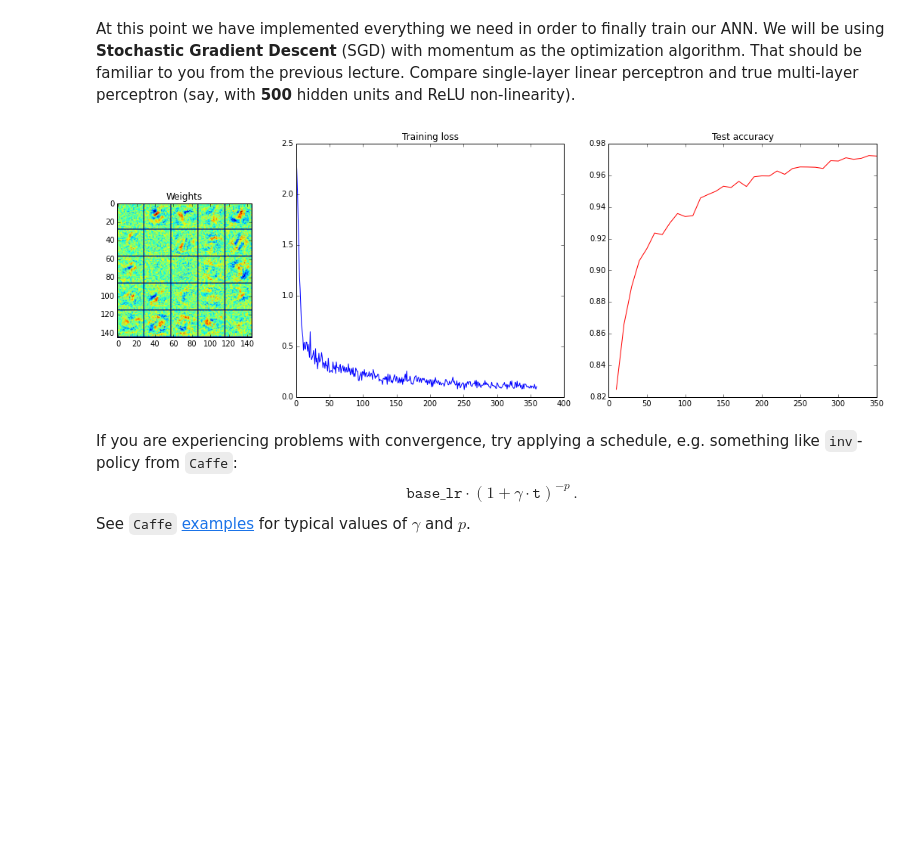
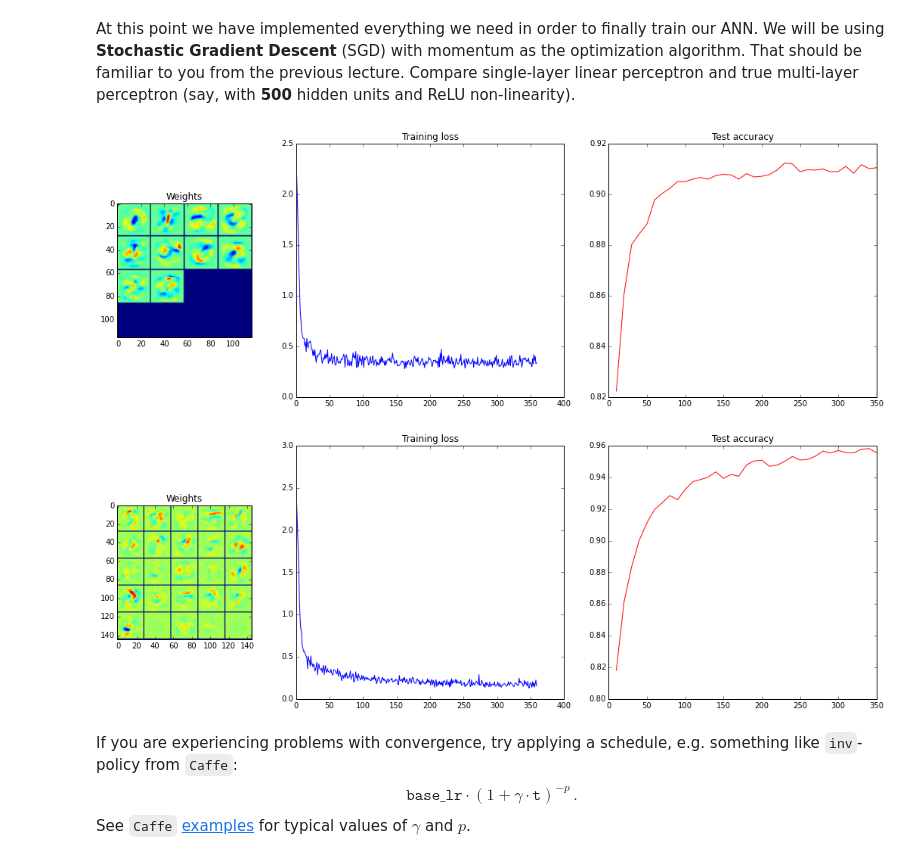
Before and after one commit to IIoTeP9HuY/dl-course, a Jupyter notebook: Seminar5/Seminar 5.ipynb, the cells around one changed output. Drawn from its saved outputs; the diff is of its cells as text; code cells hidden in the pictures; blank space fills up the shorter version.

Commit message:
[Seminar 5] Add single layer perceptron

```diff
--- a/Seminar5/Seminar 5.ipynb
+++ b/Seminar5/Seminar 5.ipynb
@@ -495,6 +495,76 @@ n_batches_per_epoch = n_samples / batch_size
 input_dim = X.shape[1]
 hidden_dim = 200
 n_classes = 10
+# %%
+# Define a sequence of layers.
+
+desc = [
+    InnerProductLayer(input_dim, n_classes, W=XavierFiller(), b=ConstantFiller(0.0)),
+    SoftmaxLossLayer()
+]
+
+model = MLP(desc, base_lr=0.15, momentum=momentum, lr_policy="inv", gamma=0.0001, power=0.75, weight_decay=weight_decay)
+
+training_loss = {
+    'ts': [],
+    'values': []
+}
+test_accuracy = {
+    'ts': [],
+    'values': []
+}
+
+indices = np.arange(n_samples)
+for t in xrange(n_epochs * n_batches_per_epoch):
+    i = t % n_batches_per_epoch
+
+    # Shuffle dataset after each epoch.
+    if i == 0:
+        np.random.shuffle(indices)
+
+    # Perform testing (using model.test)
+    if t % test_iter == 0 and t != 0:
+        test_score = model.test(X, np.int32(y))
+        test_accuracy['ts'].append(t)
+        test_accuracy['values'].append(test_score)
+
+    start = i * batch_size
+    end = (i + 1) * batch_size
+    batch_indices = indices[start : end]
+
+    batch = (X[batch_indices, :], np.int32(y[batch_indices]))
+
+    model.set_input(batch[0], batch[1])
+    model.fprop()
+    model.bprop()
+    model.apply_grad()
+
+    training_loss['ts'].append(t)
+    training_loss['values'].append(model.get_loss())
+
+    # Visualize training process.
+    display.clear_output(wait=True)
+    plt.figure(figsize=(18, 6))
+
+    gs = gridspec.GridSpec(1, 3, width_ratios=[1, 2, 2])
+
+    ax = plt.subplot(gs[0])
+    ax.set_title("Weights")
+
+    vis_square(model.layers[0].params['W']['data'].reshape((-1, 28, 28))[: 25, :, :])
+
+
+    ax = plt.subplot(gs[1])
+    ax.set_title("Training loss")
+    plt.plot(training_loss['ts'], training_loss['values'], 'b')
+
+    ax = plt.subplot(gs[2])
+    ax.set_title("Test accuracy")
+    plt.plot(test_accuracy['ts'], test_accuracy['values'], 'r')
+
+    plt.show()
+# %% [output]
+[figure, added]
 # %%
 # Define a sequence of layers.
 
@@ -566,7 +636,7 @@ for t in xrange(n_epochs * n_batches_per_epoch):
 
     plt.show()
 # %% [output]
-[figure, old version]
+[figure, new version]
 # %% [markdown]
 If you are experiencing problems with convergence, try applying a schedule, e.g. something like `inv`-policy from `Caffe`:
 $$
```
